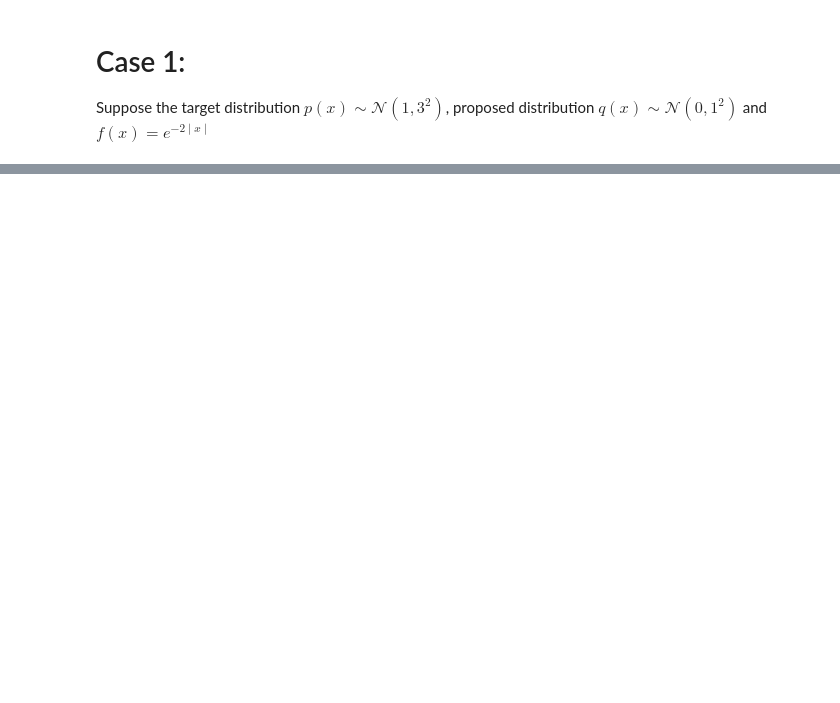
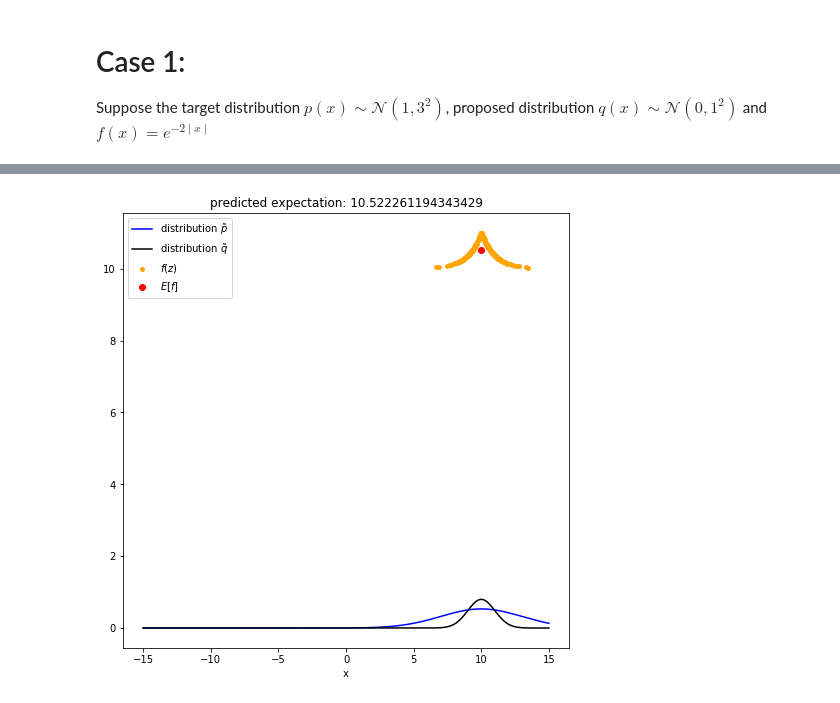
Before and after one commit to dorianHe/math_of_machine_learning, a Jupyter notebook: importance_sampling.ipynb, the cells around one changed output, grey strips where cells are left out. Saved outputs shown, nothing was run; the diff lists cells and outputs as text; code cells hidden in the pictures; blank space fills up the shorter version.

```diff
--- a/importance_sampling.ipynb
+++ b/importance_sampling.ipynb
@@ -85,0 +141,4 @@ is_obj.general_overview(x, k= 1, b= 0)
+# %%
+is_obj.fit(num_samples= 500)
+# %% [output]
+[figure, added]
```
Also changed, not shown: parts of 9 cells of this notebook.
